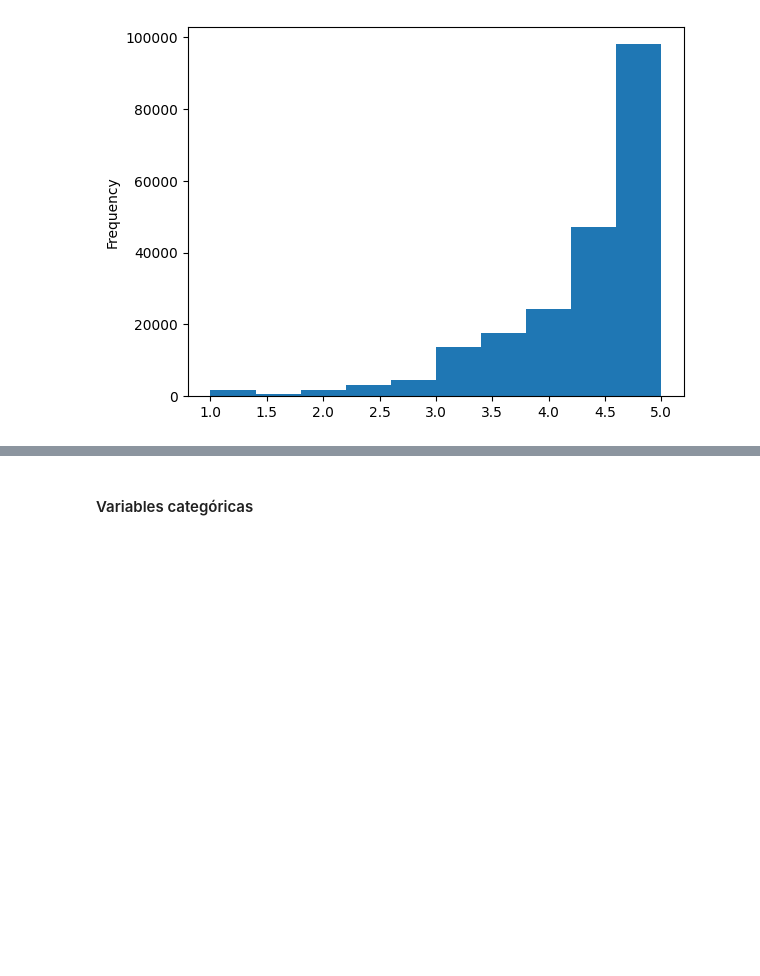
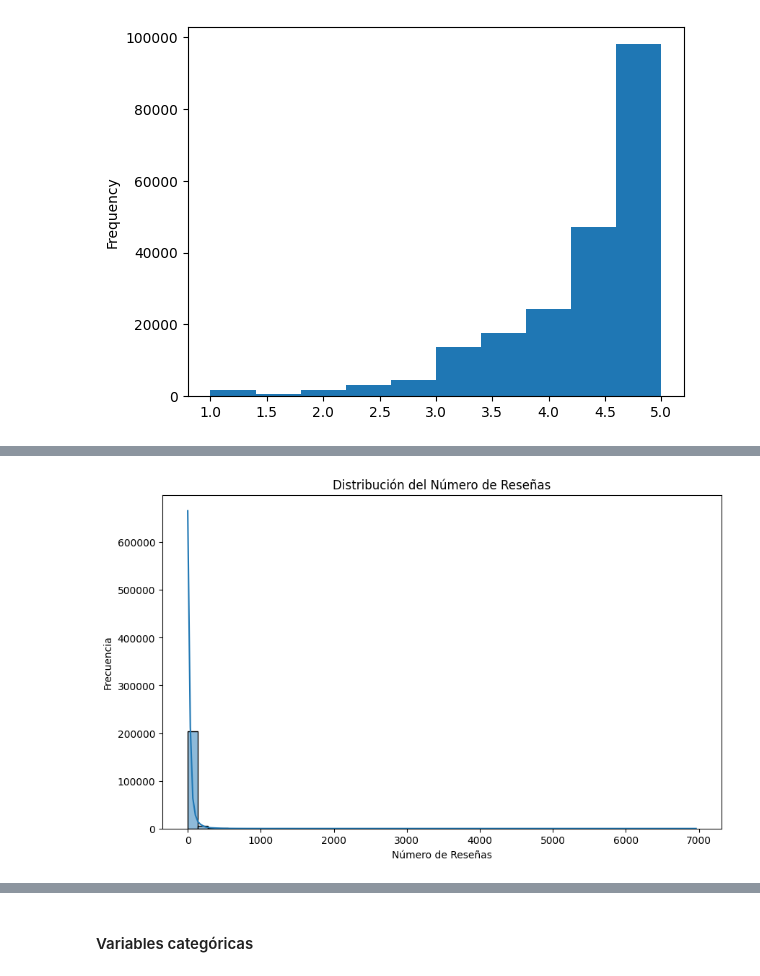
Before and after one commit to bautiarmanicode/HENRY-PROYECTO-FINAL, a Jupyter notebook: 1_Jupyter_Notebooks/2.1 EDA_Google.ipynb, the cells around one changed output, grey strips where cells are left out. Cells and saved outputs as stored; diff of their text form; code cells hidden in the pictures; blank space fills up the shorter version.

```diff
--- a/1_Jupyter_Notebooks/2.1 EDA_Google.ipynb
+++ b/1_Jupyter_Notebooks/2.1 EDA_Google.ipynb
@@ -125,0 +130,9 @@ Name: count, dtype: int64
+# %%
+plt.figure(figsize=(10, 6))
+sns.histplot(df_metadata_num['num_of_reviews'], bins=50, kde=True)
+plt.xlabel('Número de Reseñas')
+plt.ylabel('Frecuencia')
+plt.title('Distribución del Número de Reseñas')
+plt.show()
+# %% [output]
+[figure, added]
```
Also changed, not shown: parts of 9 cells of this notebook.
